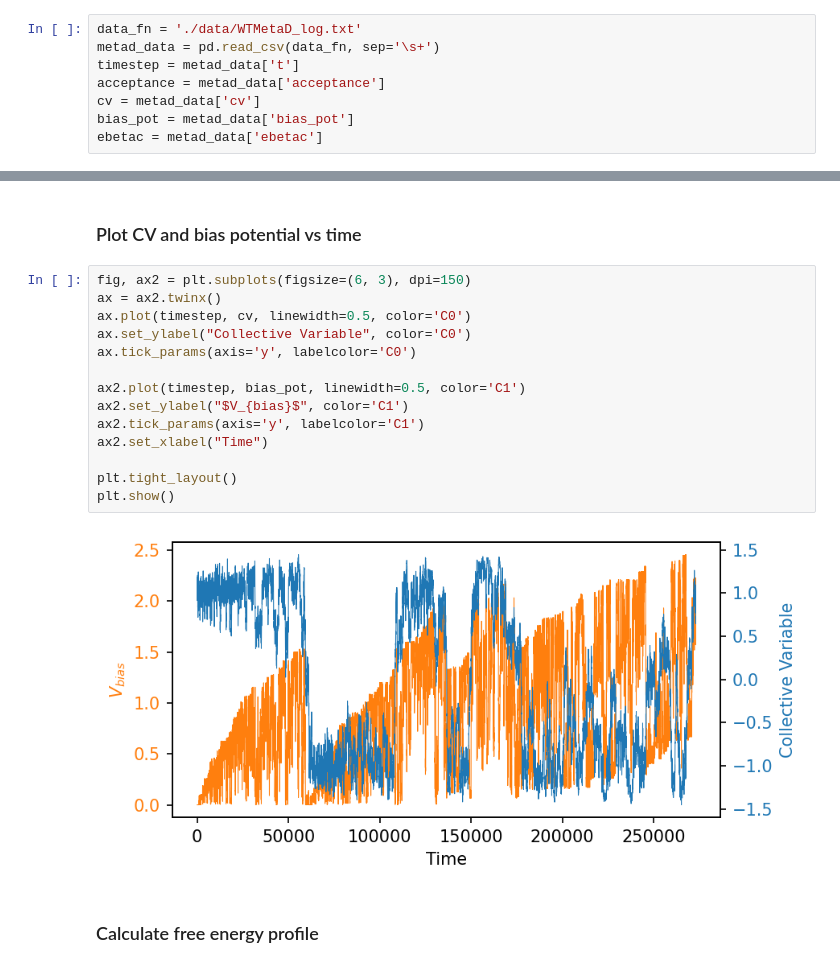
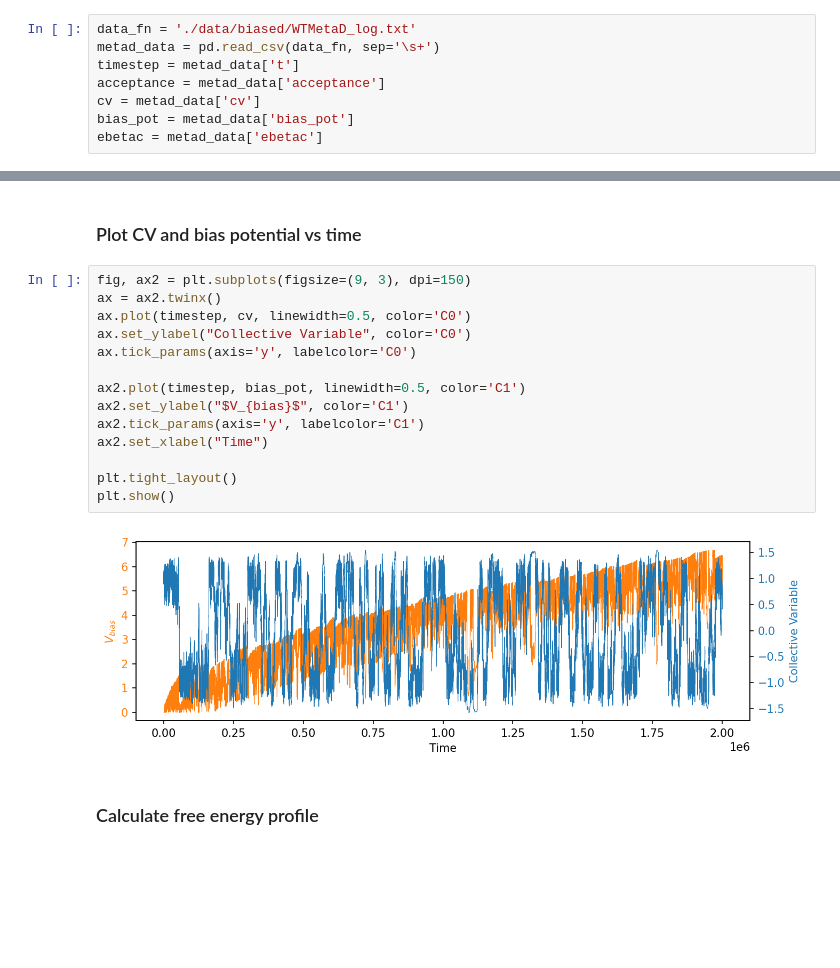
Before and after one commit to Charlottez112/hybridMC-MetaD, a Jupyter notebook: algorithm/analysis.ipynb, the cells around one changed output, grey strips where cells are left out. Cells and saved outputs as stored; diff of their text form; blank space fills up the shorter version.

Commit message:
Run sims locally and modify gitignore to include data

```diff
--- a/algorithm/analysis.ipynb
+++ b/algorithm/analysis.ipynb
@@ -72,7 +75,7 @@ plt.show()
 # %% [markdown]
 # Analyze hMCMetaD simulation data
 # %%
-data_fn = './data/WTMetaD_log.txt'
+data_fn = './data/biased/WTMetaD_log.txt'
 metad_data = pd.read_csv(data_fn, sep='\s+')
 timestep = metad_data['t']
 acceptance = metad_data['acceptance']
@@ -92,21 +95,21 @@ plt.show()
 # %% [markdown]
 ### Plot CV and bias potential vs time
 # %%
-fig, ax2 = plt.subplots(figsize=(6, 3), dpi=150)
+fig, ax2 = plt.subplots(figsize=(9, 3), dpi=150)
 ax = ax2.twinx()
 ax.plot(timestep, cv, linewidth=0.5, color='C0')
 ax.set_ylabel("Collective Variable", color='C0')
 ax.tick_params(axis='y', labelcolor='C0')
 
 ax2.plot(timestep, bias_pot, linewidth=0.5, color='C1')
 ax2.set_ylabel("$V_{bias}$", color='C1')
 ax2.tick_params(axis='y', labelcolor='C1')
 ax2.set_xlabel("Time")
 
 plt.tight_layout()
 plt.show()
 # %% [output]
-[figure, old version]
+[figure, new version]
 # %% [markdown]
 ### Calculate free energy profile
 # %%
```
Also changed, not shown: parts of 6 cells of this notebook, 10 other files.
